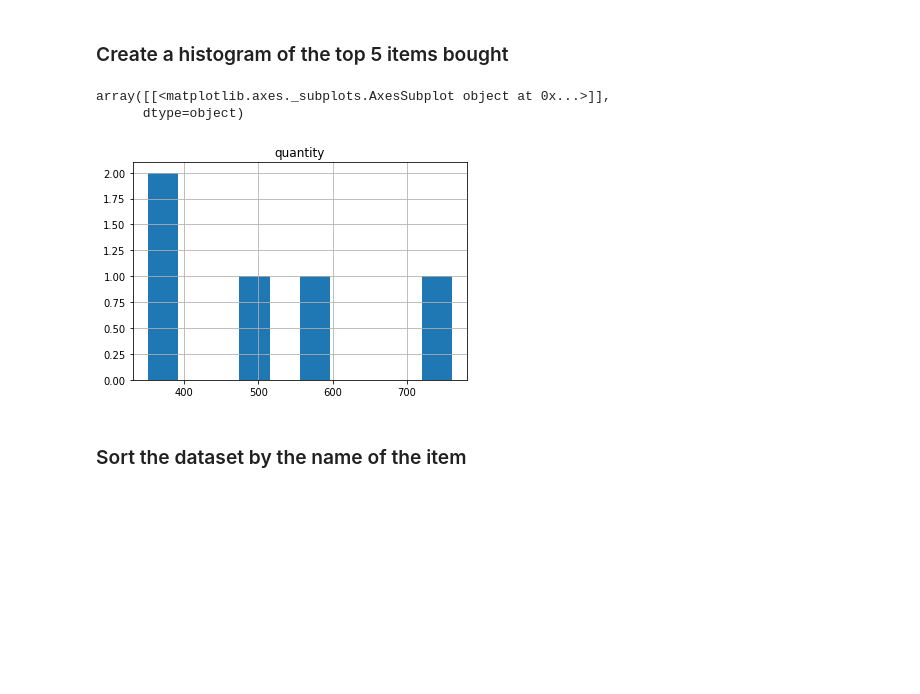
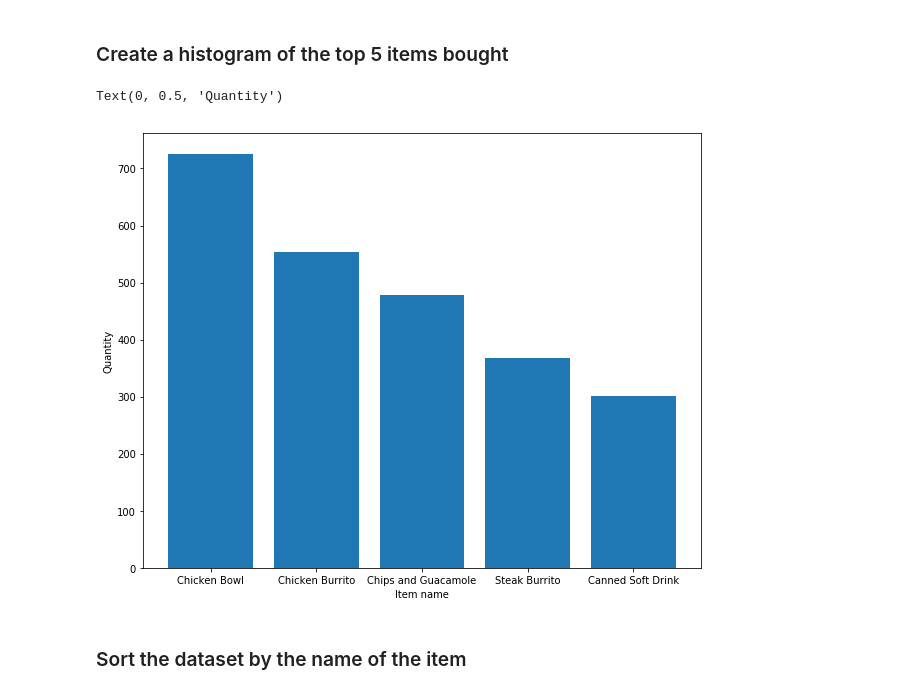
Before and after one commit to malyavkoAA/statprak, a Jupyter notebook: pandas.ipynb, the cells around one changed output. Cells and saved outputs as stored; diff of their text form; code cells hidden in the pictures; blank space fills up the shorter version.

```diff
--- a/pandas.ipynb
+++ b/pandas.ipynb
@@ -142,11 +142,14 @@ pd.merge(df, dfa).groupby('date').apply(lambda x: sum(x.item_price_float)).plot(
 # %% [markdown]
 ### Create a histogram of the top 5 items bought
-# %%
-df.groupby('item_name').sum().sort_values(by='quantity',ascending=False).head(5).hist(column='quantity')
-# %% [output]
-array([[<matplotlib.axes._subplots.AxesSubplot object at 0x...>]],
-      dtype=object)
-[figure, removed]
+# %%
+df1 = df['item_name'].value_counts()[:5]
+plt.figure(1, figsize=(10,8))
+plt.bar (df1.index, df1.values)
+plt.xlabel("Item name")
+plt.ylabel("Quantity")
+# %% [output]
+Text(0, 0.5, 'Quantity')
+[figure, added]
 # %% [markdown]
 ### Sort the dataset by the name of the item
 # %%
```
Also changed, not shown: parts of 1 cell of this notebook.
